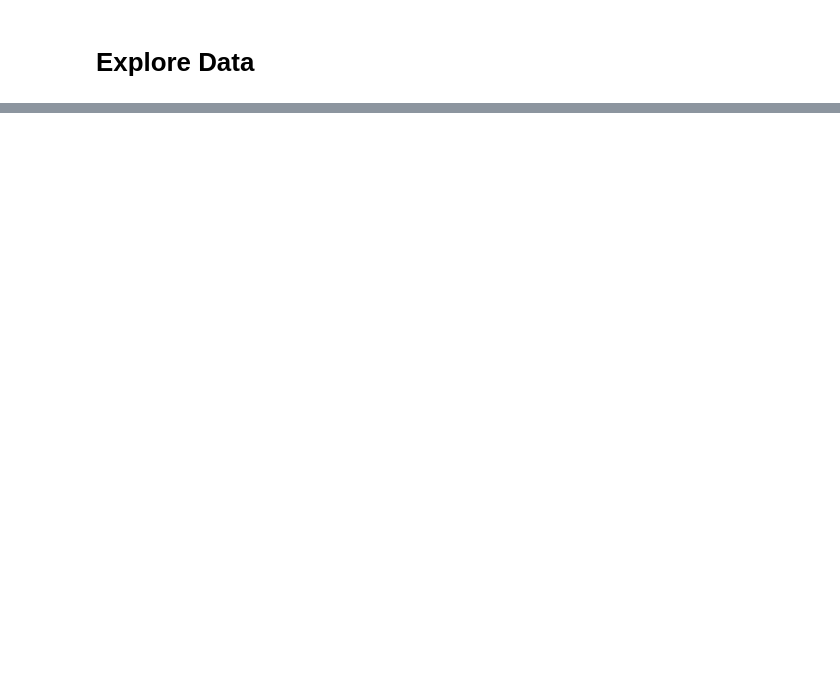
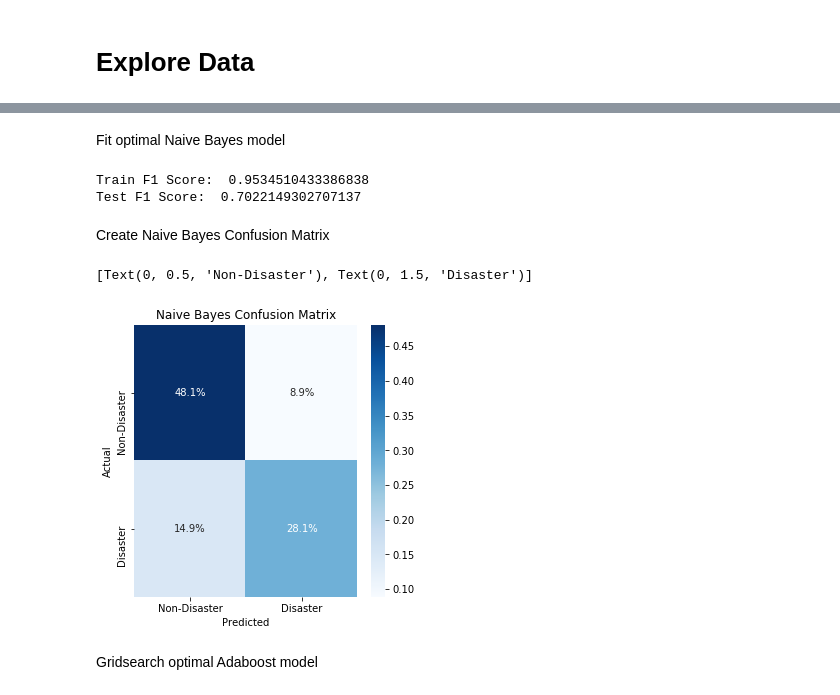
Before and after one commit to blantj/disaster_nlp, a Jupyter notebook: modeling.ipynb, the cells around one changed output, grey strips where cells are left out. Saved outputs shown, nothing was run; the diff lists cells and outputs as text; code cells hidden in the pictures; blank space fills up the shorter version.

```diff
--- a/modeling.ipynb
+++ b/modeling.ipynb
@@ -47,0 +193,5 @@ df.head()
+# %%
+vectorizer = TfidfVectorizer(stop_words = stopwords_list)
+vectorizer.fit(x_train)
+tfidf_x_train = vectorizer.transform(x_train)
+tfidf_x_test = vectorizer.transform(x_test)
@@ -47,0 +200,7 @@ df.head()
+# %%
+dummy = DummyClassifier(random_state=22)
+dummy.fit(tfidf_x_train, y_train)
+y_train_pred_dummy = dummy.predict(tfidf_x_train)
+y_test_pred_dummy = dummy.predict(tfidf_x_test)
+print('Train F1 Score: ', f1_score(y_train, y_train_pred_dummy))
+print('Test F1 Score: ', f1_score(y_test, y_test_pred_dummy))
@@ -47,0 +212,6 @@ df.head()
+# %%
+nb_dict = {'alpha': [x/1000 for x in range(200,400)]}
+nb_model = MultinomialNB()
+gs_nb = GridSearchCV(nb_model, nb_dict, scoring='f1', n_jobs=-1, cv=5, verbose=1)
+gs_nb.fit(tfidf_x_train, y_train)
+gs_nb.best_params_
@@ -47,0 +224,28 @@ df.head()
+# %% [markdown]
+Fit optimal Naive Bayes model
+# %%
+nb = MultinomialNB(alpha=.294)
+nb.fit(tfidf_x_train, y_train)
+y_train_pred = nb.predict(tfidf_x_train)
+y_test_pred = nb.predict(tfidf_x_test)
+print('Train F1 Score: ', f1_score(y_train, y_train_pred))
+print('Test F1 Score: ', f1_score(y_test, y_test_pred))
+# %% [output]
+Train F1 Score:  0.9534510433386838
+Test F1 Score:  0.7022149302707137
+# %% [markdown]
+Create Naive Bayes Confusion Matrix
+# %%
+cm = confusion_matrix(y_test, y_test_pred)
+fig, ax = plt.subplots(figsize=(5,5))
+matrix = sns.heatmap(cm/np.sum(cm), annot=True, ax = ax, cmap = 'Blues', fmt = '.1%')
+matrix.set_title('Naive Bayes Confusion Matrix')
+matrix.set_xlabel('Predicted')
+matrix.set_xticklabels(['Non-Disaster','Disaster'])
+matrix.set_ylabel('Actual')
+matrix.set_yticklabels(['Non-Disaster','Disaster'])
+# %% [output]
+[Text(0, 0.5, 'Non-Disaster'), Text(0, 1.5, 'Disaster')]
+[figure, added]
+# %% [markdown]
+Gridsearch optimal Adaboost model
```
Also changed, not shown: parts of 35 cells of this notebook.
